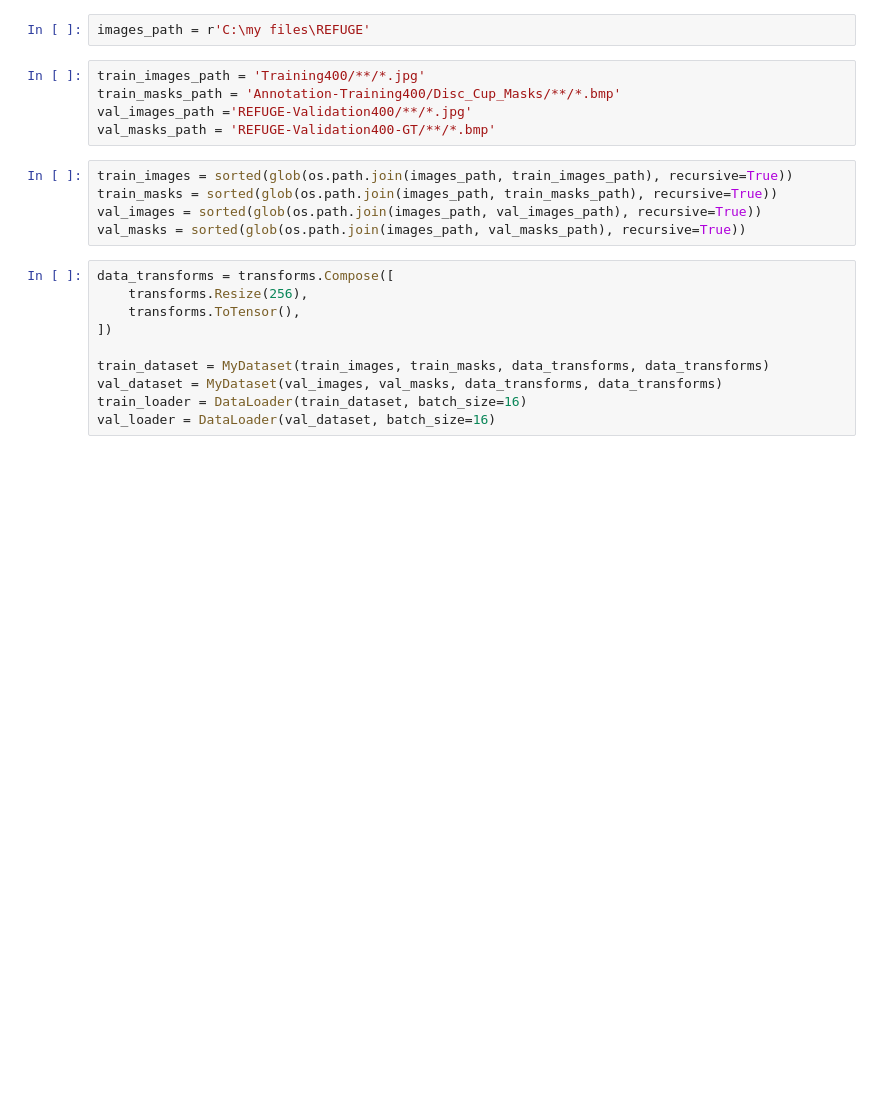
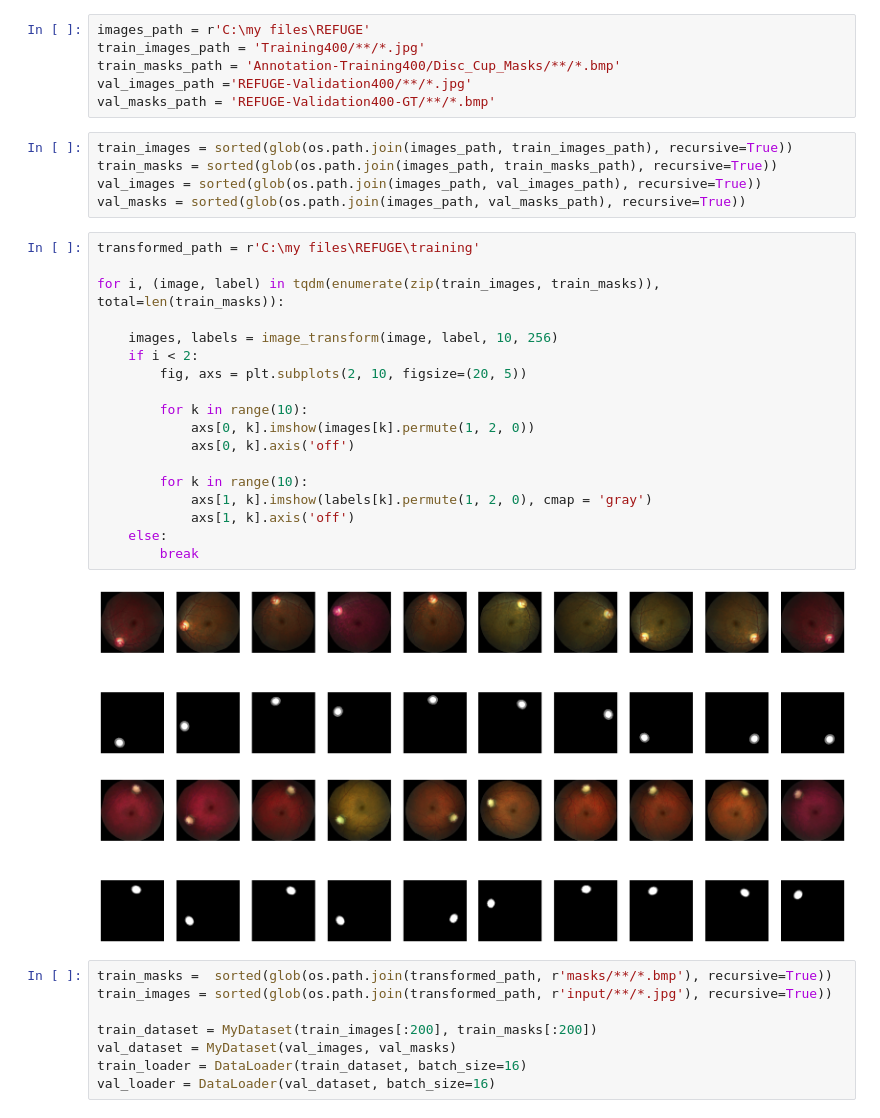
Before and after one commit to Jan-Korytar/Bachelor_thesis, a Jupyter notebook: dataset_basic_info.ipynb, the cells around one changed output. Saved outputs shown, nothing was run; the diff lists cells and outputs as text; blank space fills up the shorter version.

```diff
--- a/dataset_basic_info.ipynb
+++ b/dataset_basic_info.ipynb
@@ -24,6 +25,5 @@ The autoreload extension is already loaded. To reload it, use:
-# %%
-images_path = r'C:\my files\REFUGE'
 # %%
+images_path = r'C:\my files\REFUGE'
 train_images_path = 'Training400/**/*.jpg'
 train_masks_path = 'Annotation-Training400/Disc_Cup_Masks/**/*.bmp'
 val_images_path ='REFUGE-Validation400/**/*.jpg'
@@ -33,14 +33,33 @@ train_images = sorted(glob(os.path.join(images_path, train_images_path), recursi
 train_masks = sorted(glob(os.path.join(images_path, train_masks_path), recursive=True))
 val_images = sorted(glob(os.path.join(images_path, val_images_path), recursive=True))
 val_masks = sorted(glob(os.path.join(images_path, val_masks_path), recursive=True))
+# %%
+transformed_path = r'C:\my files\REFUGE\training'
+
+for i, (image, label) in tqdm(enumerate(zip(train_images, train_masks)), total=len(train_masks)):
+
+    images, labels = image_transform(image, label, 10, 256)
+    if i < 2:
+        fig, axs = plt.subplots(2, 10, figsize=(20, 5))
+
+        for k in range(10):
+            axs[0, k].imshow(images[k].permute(1, 2, 0))
+            axs[0, k].axis('off')
+
+        for k in range(10):
+            axs[1, k].imshow(labels[k].permute(1, 2, 0), cmap = 'gray')
+            axs[1, k].axis('off')
+    else:
+        break
+# %% [output]
+[figure, added]
+[figure, added]
 # %%
-data_transforms = transforms.Compose([
-    transforms.Resize(256),
-    transforms.ToTensor(),
-])
+train_masks =  sorted(glob(os.path.join(transformed_path, r'masks/**/*.bmp'), recursive=True))
+train_images = sorted(glob(os.path.join(transformed_path, r'input/**/*.jpg'), recursive=True))
 
-train_dataset = MyDataset(train_images, train_masks, data_transforms, data_transforms)
-val_dataset = MyDataset(val_images, val_masks, data_transforms, data_transforms)
+train_dataset = MyDataset(train_images[:200], train_masks[:200])
+val_dataset = MyDataset(val_images, val_masks)
 train_loader = DataLoader(train_dataset, batch_size=16)
 val_loader = DataLoader(val_dataset, batch_size=16)
 # %%
```
Also changed, not shown: parts of 5 cells of this notebook, 5 other files.
